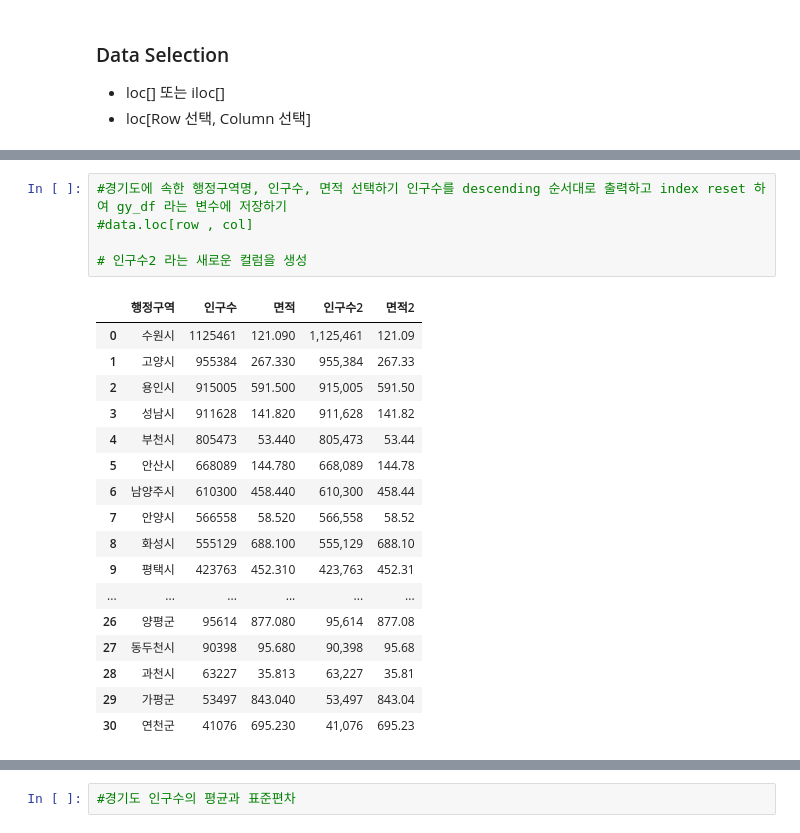
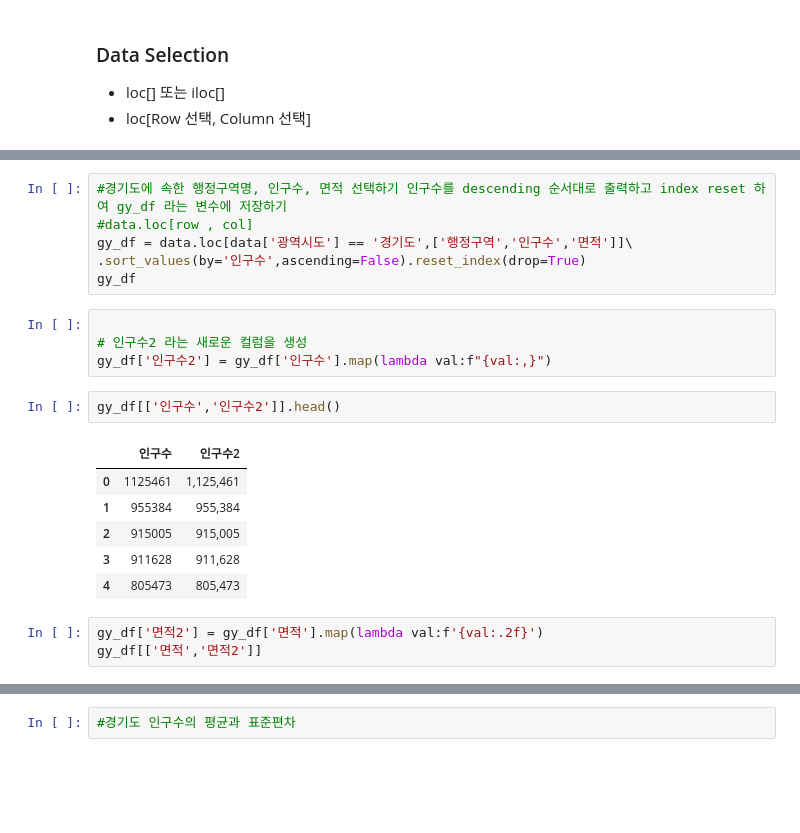
Before and after one commit to kimini02/Python_Webscraping_Analysis, a Jupyter notebook: 03.행정구역정보_분석과시각화.ipynb, the cells around one changed output, grey strips where cells are left out. Cells and saved outputs as stored; diff of their text form; blank space fills up the shorter version.

```diff
--- a/03.행정구역정보_분석과시각화.ipynb
+++ b/03.행정구역정보_분석과시각화.ipynb
@@ -324,25 +276,24 @@ Name: count, dtype: int64
 # %%
 #경기도에 속한 행정구역명, 인구수, 면적 선택하기 인구수를 descending 순서대로 출력하고 index reset 하여 gy_df 라는 변수에 저장하기
 #data.loc[row , col]
-
-# 인구수2 라는 새로운 컬럼을 생성
+gy_df = data.loc[data['광역시도'] == '경기도',['행정구역','인구수','면적']]\
+.sort_values(by='인구수',ascending=False).reset_index(drop=True)
+gy_df
-# %% [output]
-|  | 행정구역 | 인구수 | 면적 | 인구수2 | 면적2 |
-| 0 | 수원시 | 1125461 | 121.090 | 1,125,461 | 121.09 |
-| 1 | 고양시 | 955384 | 267.330 | 955,384 | 267.33 |
-| 2 | 용인시 | 915005 | 591.500 | 915,005 | 591.50 |
-| 3 | 성남시 | 911628 | 141.820 | 911,628 | 141.82 |
-| 4 | 부천시 | 805473 | 53.440 | 805,473 | 53.44 |
-| 5 | 안산시 | 668089 | 144.780 | 668,089 | 144.78 |
-| 6 | 남양주시 | 610300 | 458.440 | 610,300 | 458.44 |
-| 7 | 안양시 | 566558 | 58.520 | 566,558 | 58.52 |
-| 8 | 화성시 | 555129 | 688.100 | 555,129 | 688.10 |
-| 9 | 평택시 | 423763 | 452.310 | 423,763 | 452.31 |
-| ... | ... | ... | ... | ... | ... |
-| 26 | 양평군 | 95614 | 877.080 | 95,614 | 877.08 |
-| 27 | 동두천시 | 90398 | 95.680 | 90,398 | 95.68 |
-| 28 | 과천시 | 63227 | 35.813 | 63,227 | 35.81 |
-| 29 | 가평군 | 53497 | 843.040 | 53,497 | 843.04 |
-| 30 | 연천군 | 41076 | 695.230 | 41,076 | 695.23 |
+# %%
+
+# 인구수2 라는 새로운 컬럼을 생성
+gy_df['인구수2'] = gy_df['인구수'].map(lambda val:f"{val:,}")
+# %%
+gy_df[['인구수','인구수2']].head()
+# %% [output]
+|  | 인구수 | 인구수2 |
+| 0 | 1125461 | 1,125,461 |
+| 1 | 955384 | 955,384 |
+| 2 | 915005 | 915,005 |
+| 3 | 911628 | 911,628 |
+| 4 | 805473 | 805,473 |
+# %%
+gy_df['면적2'] = gy_df['면적'].map(lambda val:f'{val:.2f}')
+gy_df[['면적','면적2']]
 # %%
 # 면적이 > 1000 큰 조건과 매핑되는 새로운 DataFrame 생성 area_1000 라는 변수에 저장하기
```
Also changed, not shown: parts of 30 cells of this notebook, 4 other files.
